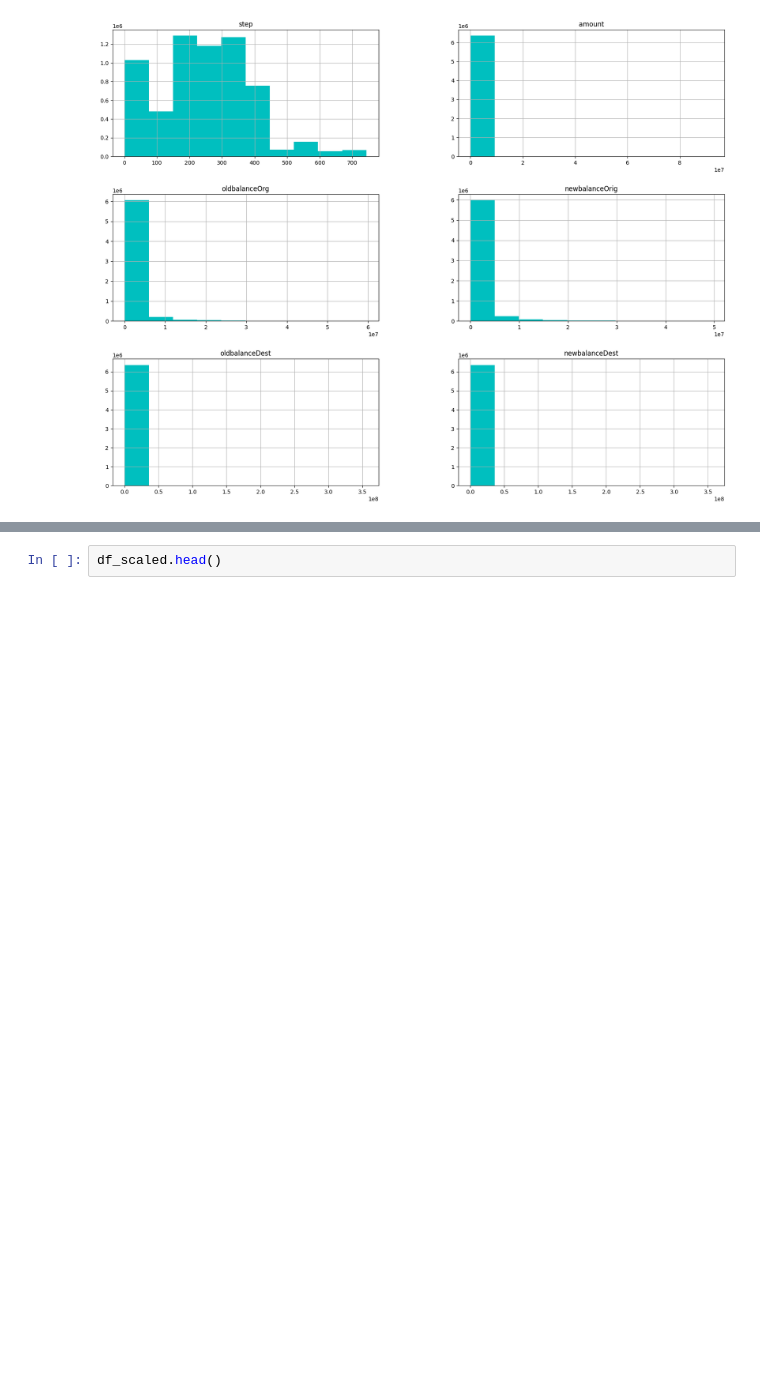
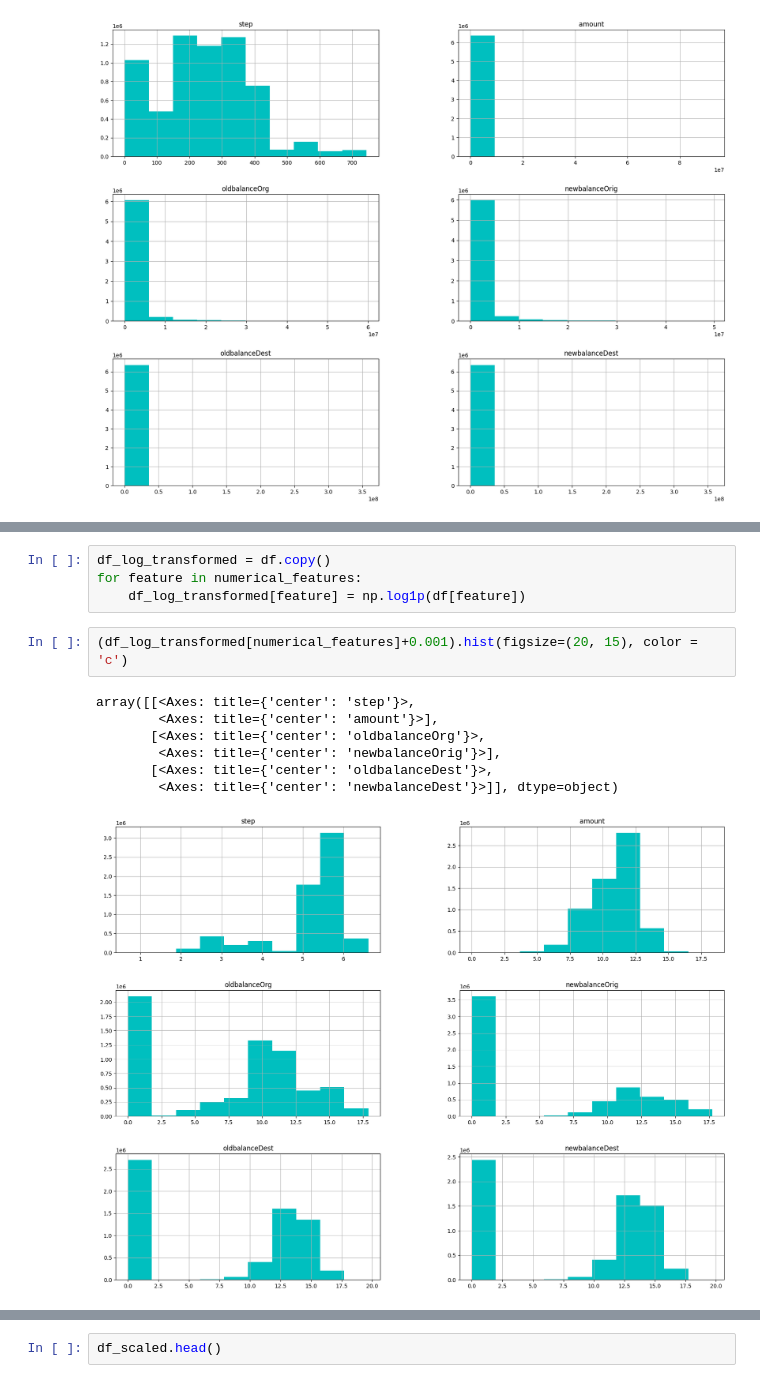
Before and after one commit to BAHAMLAOUHI/Data-Mining-Project, a Jupyter notebook: EDA_&_Preprocessing.ipynb, the cells around one changed output, grey strips where cells are left out. Saved outputs shown, nothing was run; the diff lists cells and outputs as text; blank space fills up the shorter version.

```diff
--- a/EDA_&_Preprocessing.ipynb
+++ b/EDA_&_Preprocessing.ipynb
@@ -437,0 +429,14 @@ df_scaled = df.copy()
+# %%
+df_log_transformed = df.copy()
+for feature in numerical_features:
+    df_log_transformed[feature] = np.log1p(df[feature])
+# %%
+(df_log_transformed[numerical_features]+0.001).hist(figsize=(20, 15), color = 'c')
+# %% [output]
+array([[<Axes: title={'center': 'step'}>,
+        <Axes: title={'center': 'amount'}>],
+       [<Axes: title={'center': 'oldbalanceOrg'}>,
+        <Axes: title={'center': 'newbalanceOrig'}>],
+       [<Axes: title={'center': 'oldbalanceDest'}>,
+        <Axes: title={'center': 'newbalanceDest'}>]], dtype=object)
+[figure, added]
```
Also changed, not shown: parts of 22 cells of this notebook.
